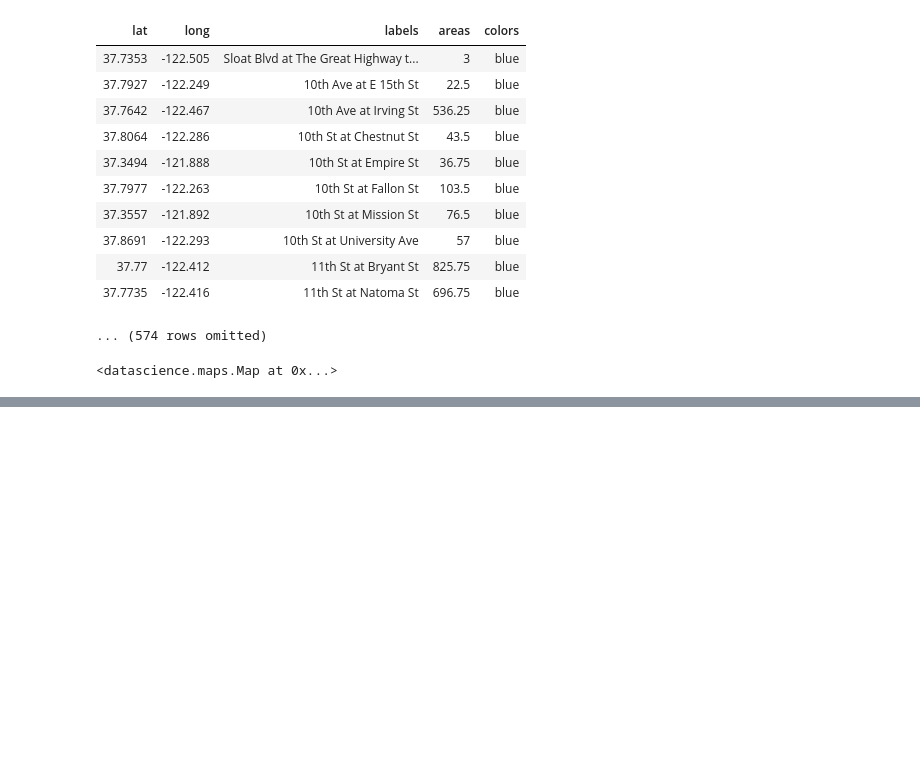
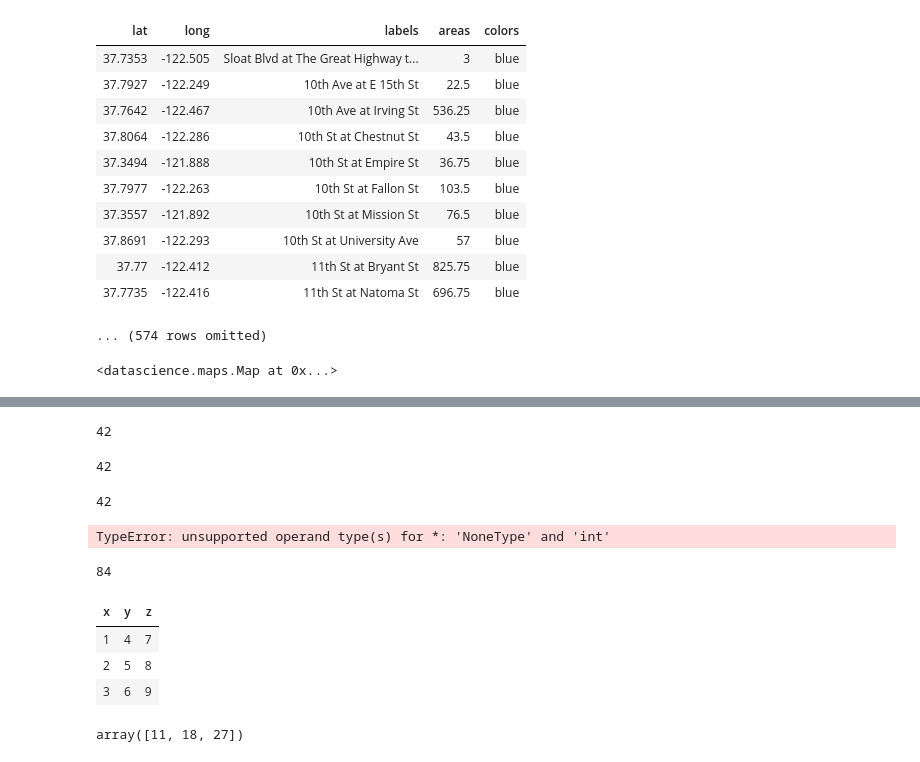
Before and after one commit to lawtonsclass/f24-code-from-class, a Jupyter notebook: data8-practice/ch08.ipynb, the cells around one changed output, grey strips where cells are left out. Cells and saved outputs as stored; diff of their text form; code cells hidden in the pictures; blank space fills up the shorter version.

```diff
--- a/data8-practice/ch08.ipynb
+++ b/data8-practice/ch08.ipynb
@@ -626,0 +635,13 @@ Circle.map_table(start_map_data)
+# %%
+f()
+# %% [output]
+42
+# %%
+g()
+# %% [output]
+42
+# %%
+f() * 2
+# %% [output]
+42
+TypeError: unsupported operand type(s) for *: 'NoneType' and 'int'
@@ -626,0 +650,14 @@ Circle.map_table(start_map_data)
+# %%
+g() * 2
+# %% [output]
+84
+# %%
+t = Table().with_columns('x', make_array(1, 2, 3),
+                         'y', make_array(4, 5, 6),
+                         'z', make_array(7, 8, 9))
+t
+# %% [output]
+| x | y | z |
+| 1 | 4 | 7 |
+| 2 | 5 | 8 |
+| 3 | 6 | 9 |
@@ -626,0 +667,4 @@ Circle.map_table(start_map_data)
+# %%
+t.apply(multiply_add)  # if you don't add a column name your function gets the whole row passed to it
+# %% [output]
+array([11, 18, 27])
```
Also changed, not shown: parts of 4 cells of this notebook, 3 other files.
